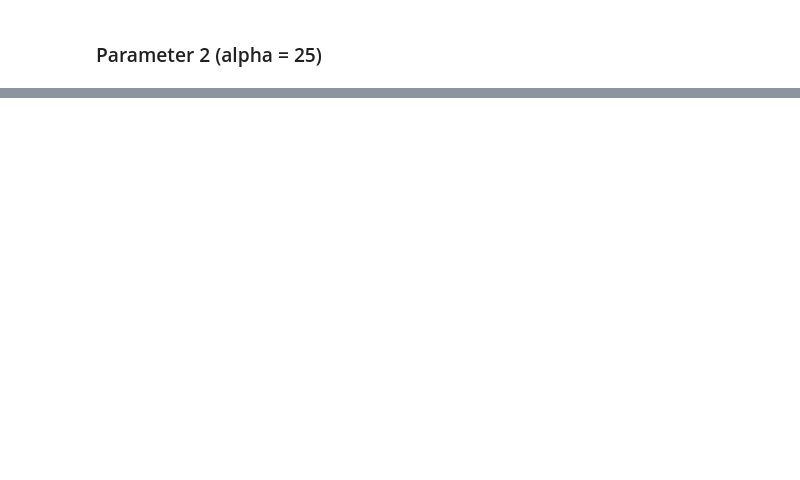
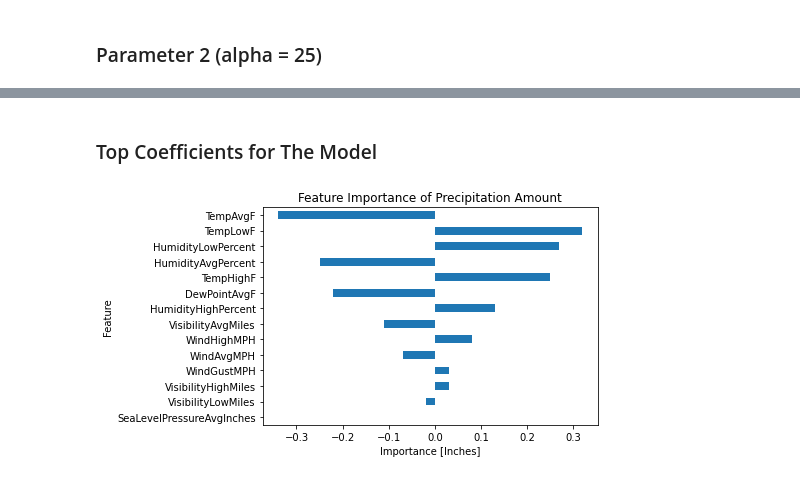
Before and after one commit to miketobz/ML-Rainfall-Prediction, a Jupyter notebook: ML_Rainfall_Prediction.ipynb, the cells around one changed output, grey strips where cells are left out. Cells and saved outputs as stored; diff of their text form; code cells hidden in the pictures; blank space fills up the shorter version.

```diff
--- a/ML_Rainfall_Prediction.ipynb
+++ b/ML_Rainfall_Prediction.ipynb
@@ -891,0 +848,12 @@ plt.legend()
+# %%
+# Extract the intercept and coefficient from the linear model:
+intercept = model.intercept_.round(2)
+coefficients = model.coef_.round(2)
+# Get the feature names:
+feature_names = input_ds.columns
+print("features len: ", len(feature_names))
+print(feature_names)
+
+# Put together the coefficients and feature names into a Series:
+feature_imp = pd.Series(coefficients, index = feature_names)
+feature_imp.head(10)
@@ -891,0 +900,14 @@ plt.legend()
+# %% [markdown]
+### Top Coefficients for The Model
+# %%
+# Use a horizontal bar chart to show the top coefficients for my model, based on their absolute value
+
+# Sort the coefficients in decending order:
+feature_imp.sort_values()
+# Sort them according to their absolute value:
+feature_imp.sort_values(key=abs).tail(14).plot(kind="barh")
+plt.xlabel("Importance [Inches]")
+plt.ylabel("Feature")
+plt.title("Feature Importance of Precipitation Amount");
+# %% [output]
+[figure, added]
```
Also changed, not shown: parts of 107 cells of this notebook, 1 other file.
